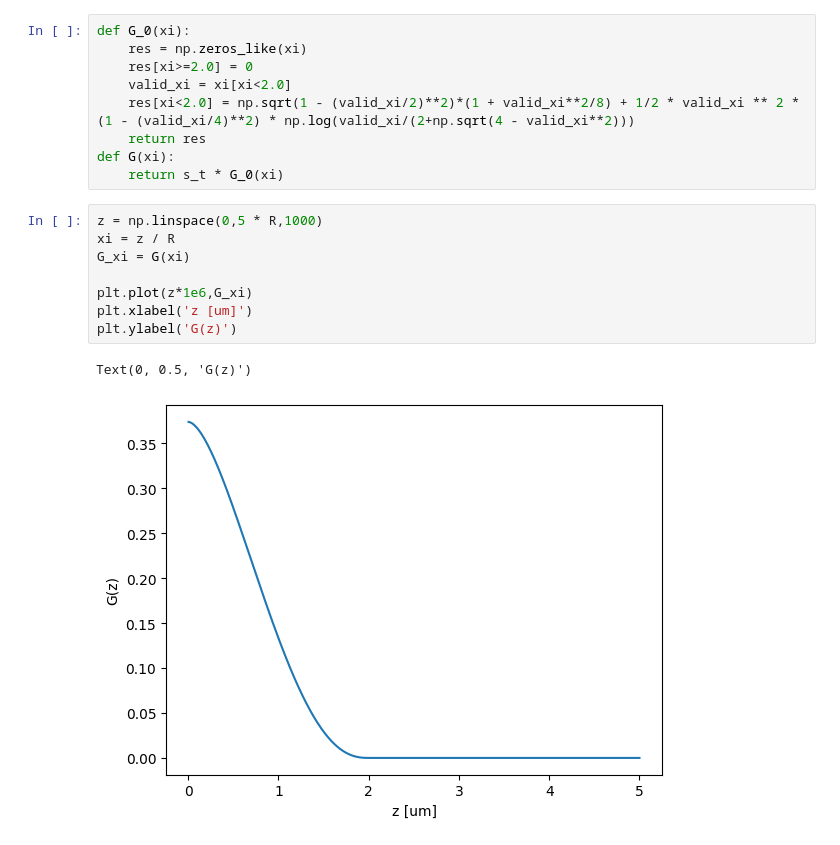
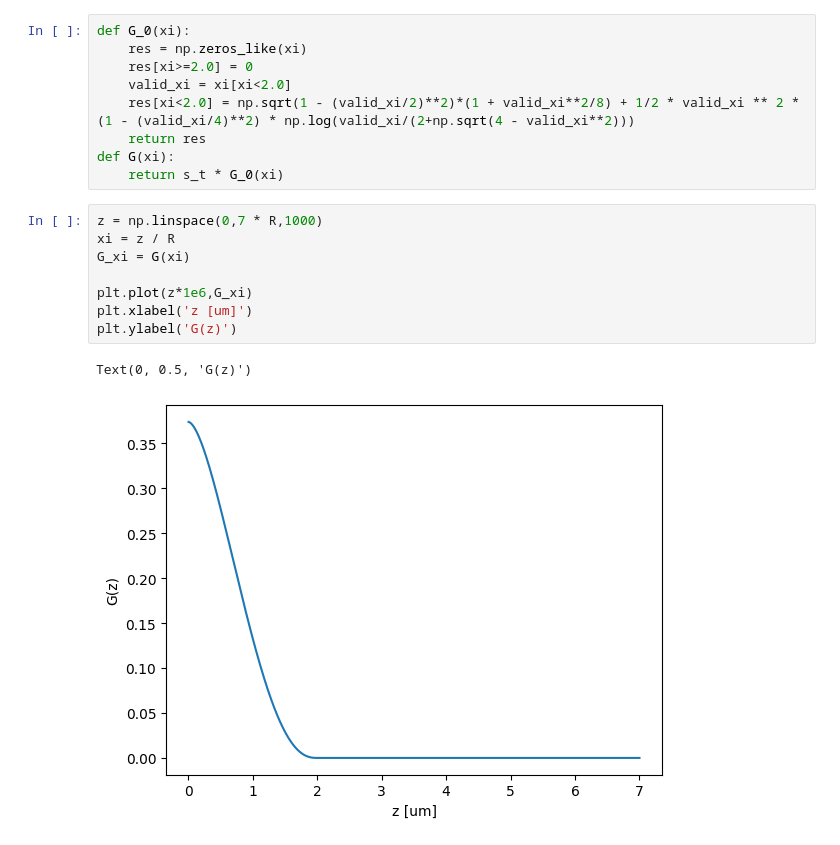
Before and after one commit to McStasMcXtrace/semsans, a Jupyter notebook: analytical-R.ipynb, the cells around one changed output. Saved outputs shown, nothing was run; the diff lists cells and outputs as text.

```diff
--- a/analytical-R.ipynb
+++ b/analytical-R.ipynb
@@ -38,16 +25,16 @@ def G_0(xi):
 def G(xi):
     return s_t * G_0(xi)
 # %%
-z = np.linspace(0,5 * R,1000)
+z = np.linspace(0,7 * R,1000)
 xi = z / R
 G_xi = G(xi)
 
 plt.plot(z*1e6,G_xi)
 plt.xlabel('z [um]')
 plt.ylabel('G(z)')
 # %% [output]
 Text(0, 0.5, 'G(z)')
-[figure, old version]
+[figure, new version]
 # %%
 R = np.exp(G_xi - s_t)
 plt.plot(z*1e6,R)
```
Also changed, not shown: parts of 4 cells of this notebook.
